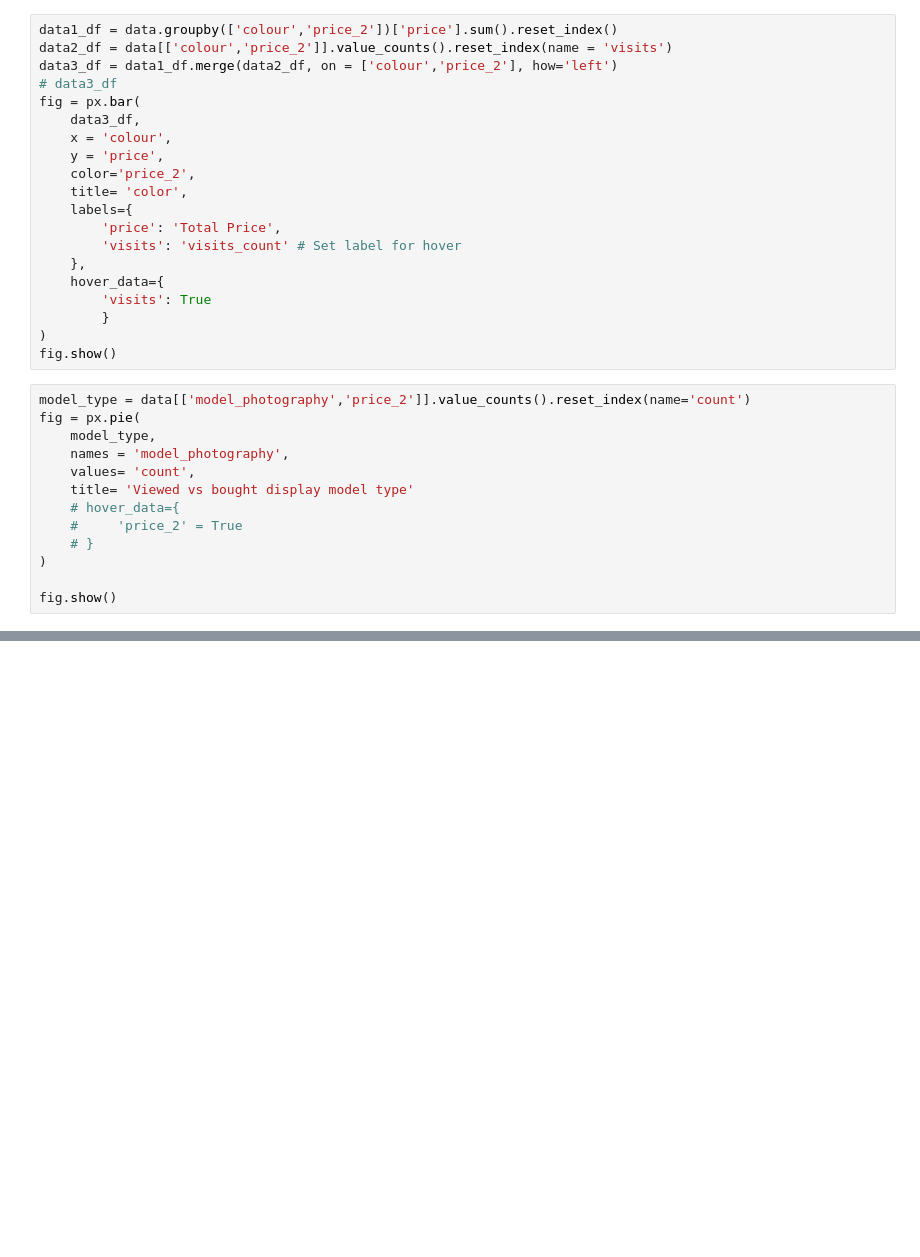
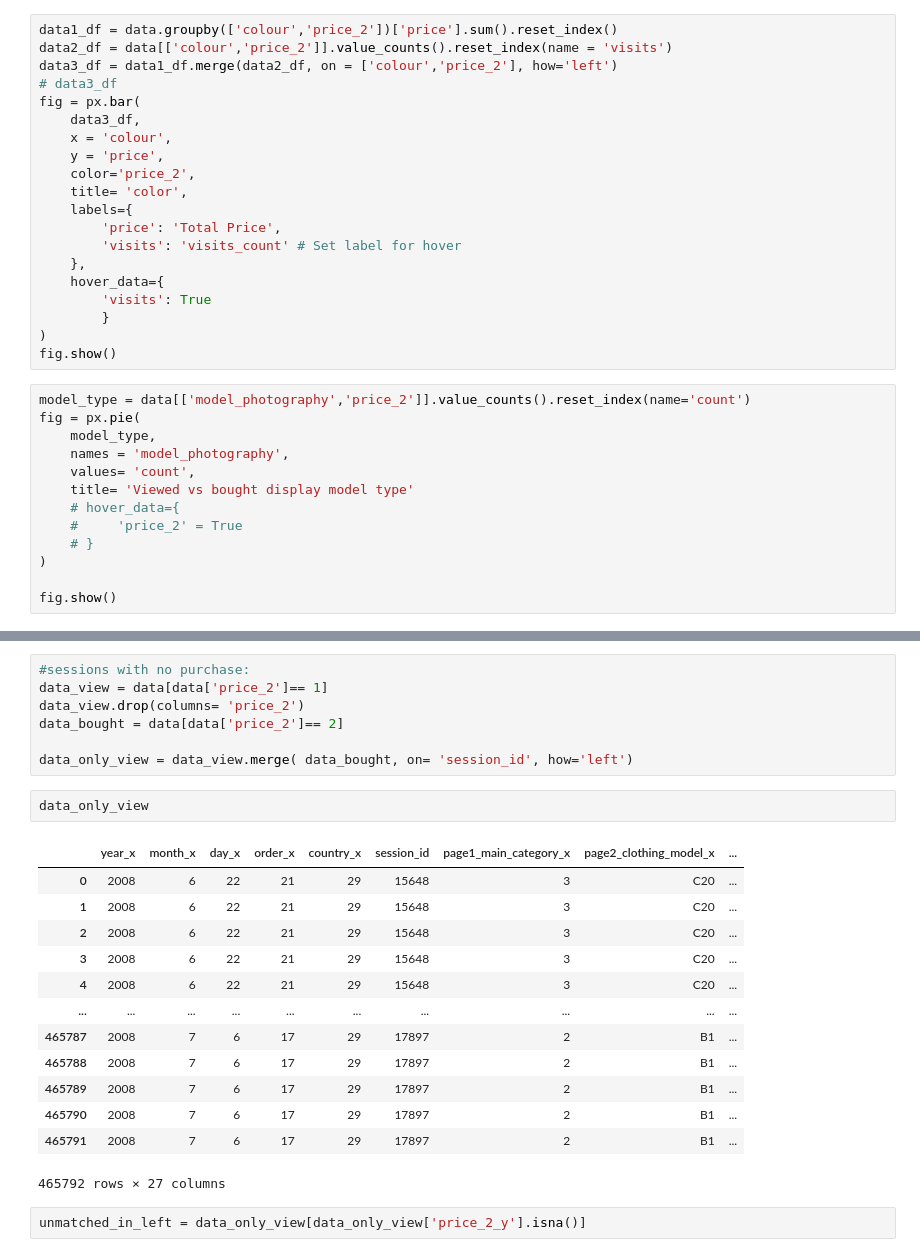
Before and after one commit to Aravind-M2/E-Commerce-Customer-conversion, a Jupyter notebook: data exploration.ipynb, the cells around one changed output, grey strips where cells are left out. Saved outputs shown, nothing was run; the diff lists cells and outputs as text; blank space fills up the shorter version.

```diff
--- a/data exploration.ipynb
+++ b/data exploration.ipynb
@@ -292,0 +381,25 @@ fig.show()
+# %%
+#sessions with no purchase:
+data_view = data[data['price_2']== 1]
+data_view.drop(columns= 'price_2')
+data_bought = data[data['price_2']== 2]
+
+data_only_view = data_view.merge( data_bought, on= 'session_id', how='left')
+# %%
+data_only_view
+# %% [output]
+|  | year_x | month_x | day_x | order_x | country_x | session_id | page1_main_category_x | page2_clothing_model_x | ... |
+| 0 | 2008 | 6 | 22 | 21 | 29 | 15648 | 3 | C20 | ... |
+| 1 | 2008 | 6 | 22 | 21 | 29 | 15648 | 3 | C20 | ... |
+| 2 | 2008 | 6 | 22 | 21 | 29 | 15648 | 3 | C20 | ... |
+| 3 | 2008 | 6 | 22 | 21 | 29 | 15648 | 3 | C20 | ... |
+| 4 | 2008 | 6 | 22 | 21 | 29 | 15648 | 3 | C20 | ... |
+| ... | ... | ... | ... | ... | ... | ... | ... | ... | ... |
+| 465787 | 2008 | 7 | 6 | 17 | 29 | 17897 | 2 | B1 | ... |
+| 465788 | 2008 | 7 | 6 | 17 | 29 | 17897 | 2 | B1 | ... |
+| 465789 | 2008 | 7 | 6 | 17 | 29 | 17897 | 2 | B1 | ... |
+| 465790 | 2008 | 7 | 6 | 17 | 29 | 17897 | 2 | B1 | ... |
+| 465791 | 2008 | 7 | 6 | 17 | 29 | 17897 | 2 | B1 | ... |
+465792 rows × 27 columns
+# %%
+unmatched_in_left = data_only_view[data_only_view['price_2_y'].isna()]
```
Also changed, not shown: parts of 10 cells of this notebook.
